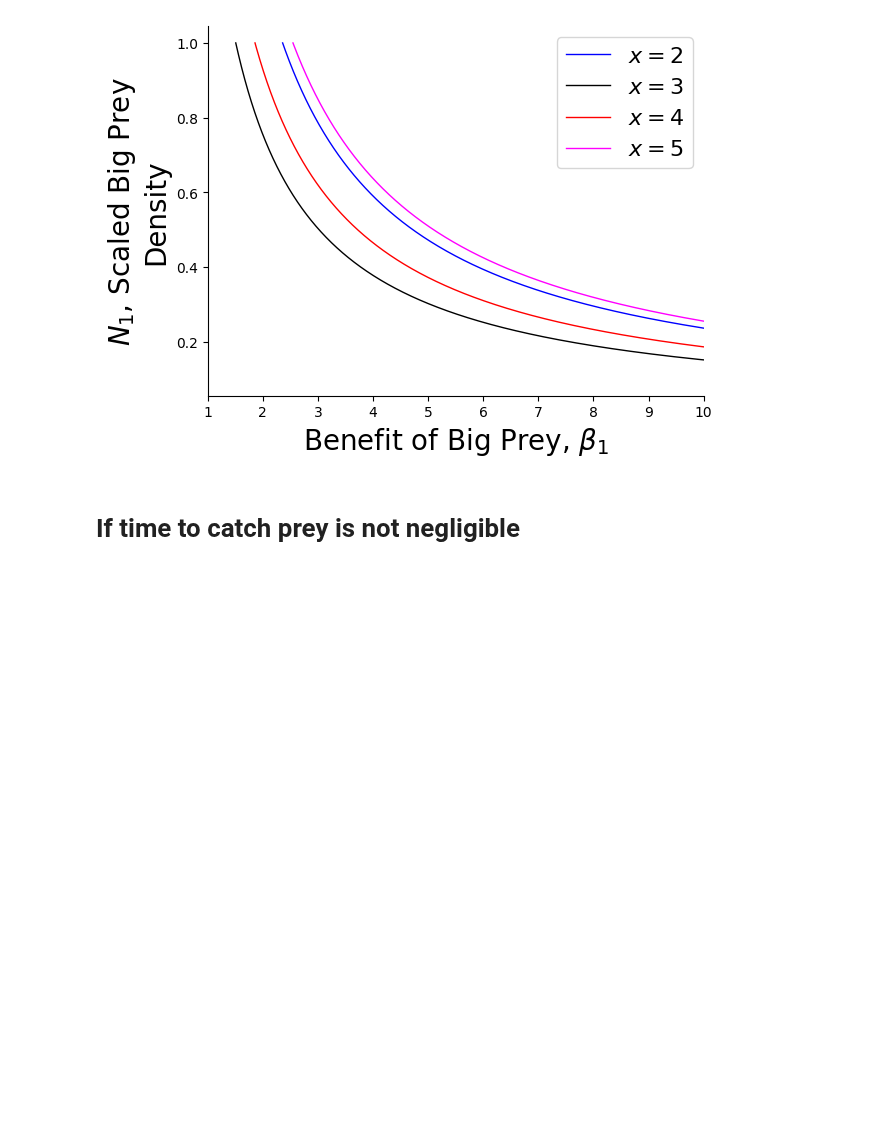
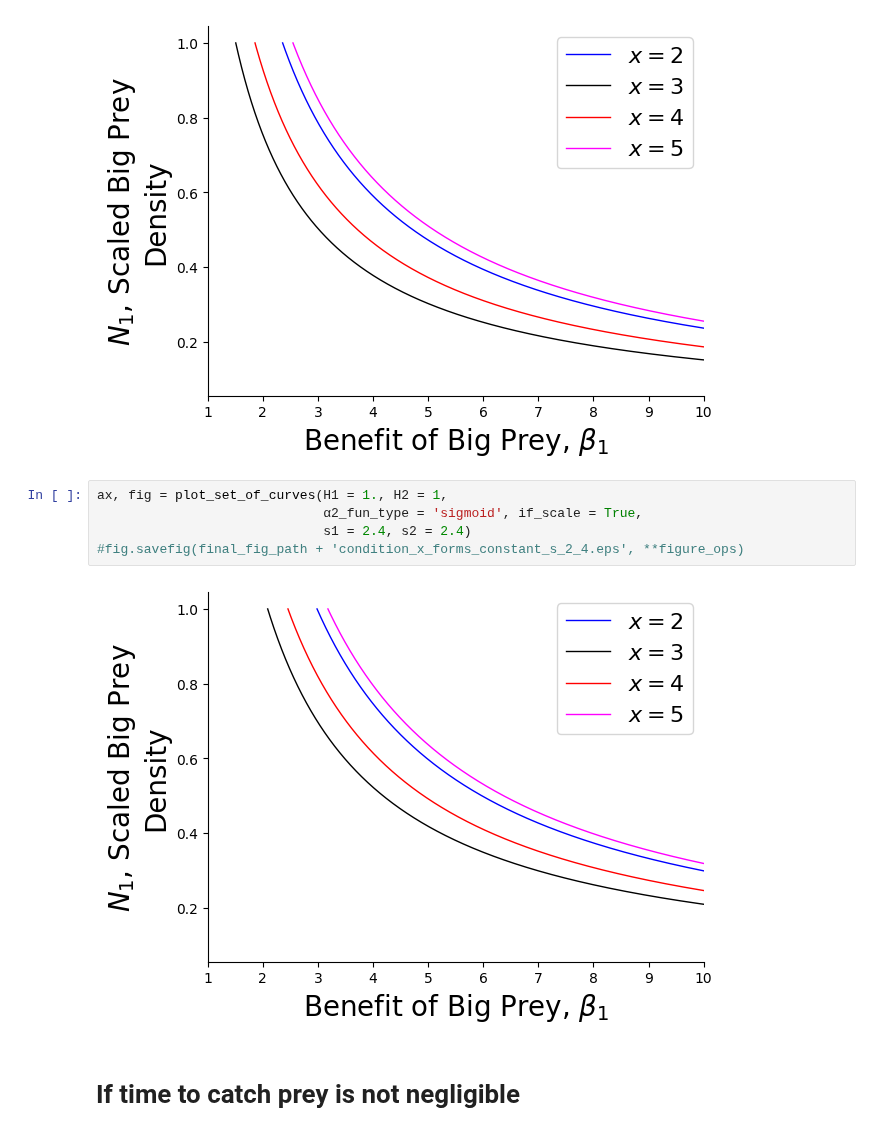
Before and after one commit to taliaborofsky/AdaptiveDynamics_CH_RS, a Jupyter notebook: Fitness_Comparisons.ipynb, the cells around one changed output. Drawn from its saved outputs; the diff is of its cells as text; blank space fills up the shorter version.

```diff
--- a/Fitness_Comparisons.ipynb
+++ b/Fitness_Comparisons.ipynb
@@ -138,6 +146,13 @@ fig.savefig(final_fig_path + 'condition_x_forms_constant_s_2_4.eps', **figure_op
 # %% [output]
 The PostScript backend does not support transparency; partially transparent artists will be rendered opaque.
 [figure]
+# %%
+ax, fig = plot_set_of_curves(H1 = 1., H2 = 1,
+                             α2_fun_type = 'sigmoid', if_scale = True,
+                             s1 = 2.4, s2 = 2.4)
+#fig.savefig(final_fig_path + 'condition_x_forms_constant_s_2_4.eps', **figure_ops)
+# %% [output]
+[figure, added]
 # %% [markdown]
 # If time to catch prey is not negligible
 # %%
```
Also changed, not shown: parts of 1 cell of this notebook, 8 other files.
